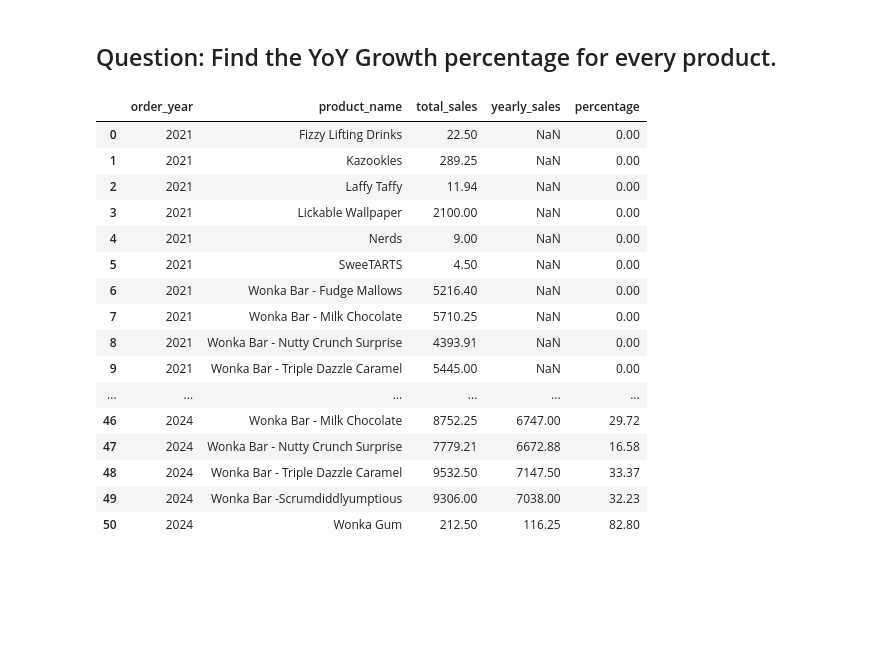
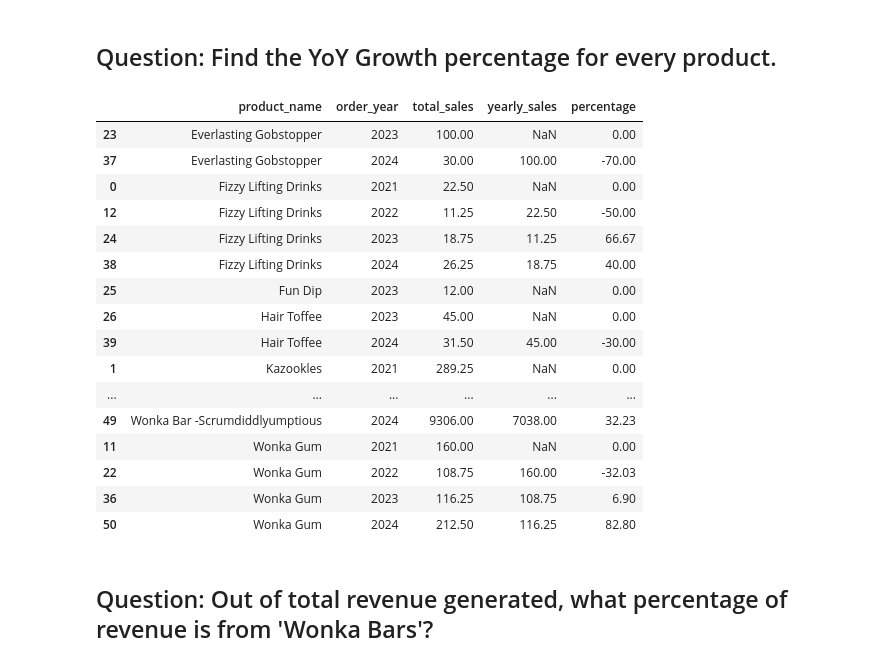
Before and after one commit to Pranishgrg21/Analysis_using_pandas, a Jupyter notebook: candy_sales_analysis.ipynb, the cells around one changed output. Saved outputs shown, nothing was run; the diff lists cells and outputs as text; code cells hidden in the pictures; blank space fills up the shorter version.

```diff
--- a/candy_sales_analysis.ipynb
+++ b/candy_sales_analysis.ipynb
@@ -530,33 +530,36 @@ result_df
 # %%
 monthly_sales_df = sales_df.groupby(["order_year", "product_name"]).agg(
     total_sales= ("sales", "sum")
 ).reset_index()
 
 monthly_sales_df["yearly_sales"] = monthly_sales_df.groupby("product_name")["total_sales"].shift(1)
 
 
 def pct_year(row):
     x, y = row["total_sales"], row["yearly_sales"]
 
     return round(((x - y)  / y) * 100, 2)
 
 monthly_sales_df["percentage"] = monthly_sales_df.apply(pct_year, axis = 1).fillna(0)
-monthly_sales_df
+monthly_sales_df.sort_values(by=["product_name", "order_year"]) \
+    .loc[:, ["product_name", "order_year", "total_sales", "yearly_sales", "percentage"]]
 # %% [output]
-|  | order_year | product_name | total_sales | yearly_sales | percentage |
-| 0 | 2021 | Fizzy Lifting Drinks | 22.50 | NaN | 0.00 |
-| 1 | 2021 | Kazookles | 289.25 | NaN | 0.00 |
-| 2 | 2021 | Laffy Taffy | 11.94 | NaN | 0.00 |
-| 3 | 2021 | Lickable Wallpaper | 2100.00 | NaN | 0.00 |
-| 4 | 2021 | Nerds | 9.00 | NaN | 0.00 |
-| 5 | 2021 | SweeTARTS | 4.50 | NaN | 0.00 |
-| 6 | 2021 | Wonka Bar - Fudge Mallows | 5216.40 | NaN | 0.00 |
-| 7 | 2021 | Wonka Bar - Milk Chocolate | 5710.25 | NaN | 0.00 |
-| 8 | 2021 | Wonka Bar - Nutty Crunch Surprise | 4393.91 | NaN | 0.00 |
-| 9 | 2021 | Wonka Bar - Triple Dazzle Caramel | 5445.00 | NaN | 0.00 |
+|  | product_name | order_year | total_sales | yearly_sales | percentage |
+| 23 | Everlasting Gobstopper | 2023 | 100.00 | NaN | 0.00 |
+| 37 | Everlasting Gobstopper | 2024 | 30.00 | 100.00 | -70.00 |
+| 0 | Fizzy Lifting Drinks | 2021 | 22.50 | NaN | 0.00 |
+| 12 | Fizzy Lifting Drinks | 2022 | 11.25 | 22.50 | -50.00 |
+| 24 | Fizzy Lifting Drinks | 2023 | 18.75 | 11.25 | 66.67 |
+| 38 | Fizzy Lifting Drinks | 2024 | 26.25 | 18.75 | 40.00 |
+| 25 | Fun Dip | 2023 | 12.00 | NaN | 0.00 |
+| 26 | Hair Toffee | 2023 | 45.00 | NaN | 0.00 |
+| 39 | Hair Toffee | 2024 | 31.50 | 45.00 | -30.00 |
+| 1 | Kazookles | 2021 | 289.25 | NaN | 0.00 |
 | ... | ... | ... | ... | ... | ... |
-| 46 | 2024 | Wonka Bar - Milk Chocolate | 8752.25 | 6747.00 | 29.72 |
-| 47 | 2024 | Wonka Bar - Nutty Crunch Surprise | 7779.21 | 6672.88 | 16.58 |
-| 48 | 2024 | Wonka Bar - Triple Dazzle Caramel | 9532.50 | 7147.50 | 33.37 |
-| 49 | 2024 | Wonka Bar -Scrumdiddlyumptious | 9306.00 | 7038.00 | 32.23 |
-| 50 | 2024 | Wonka Gum | 212.50 | 116.25 | 82.80 |
+| 49 | Wonka Bar -Scrumdiddlyumptious | 2024 | 9306.00 | 7038.00 | 32.23 |
+| 11 | Wonka Gum | 2021 | 160.00 | NaN | 0.00 |
+| 22 | Wonka Gum | 2022 | 108.75 | 160.00 | -32.03 |
+| 36 | Wonka Gum | 2023 | 116.25 | 108.75 | 6.90 |
+| 50 | Wonka Gum | 2024 | 212.50 | 116.25 | 82.80 |
+# %% [markdown]
+## Question: Out of total revenue generated, what percentage of revenue is from 'Wonka Bars'?
```
Also changed, not shown: parts of 45 cells of this notebook, 1 other file.
